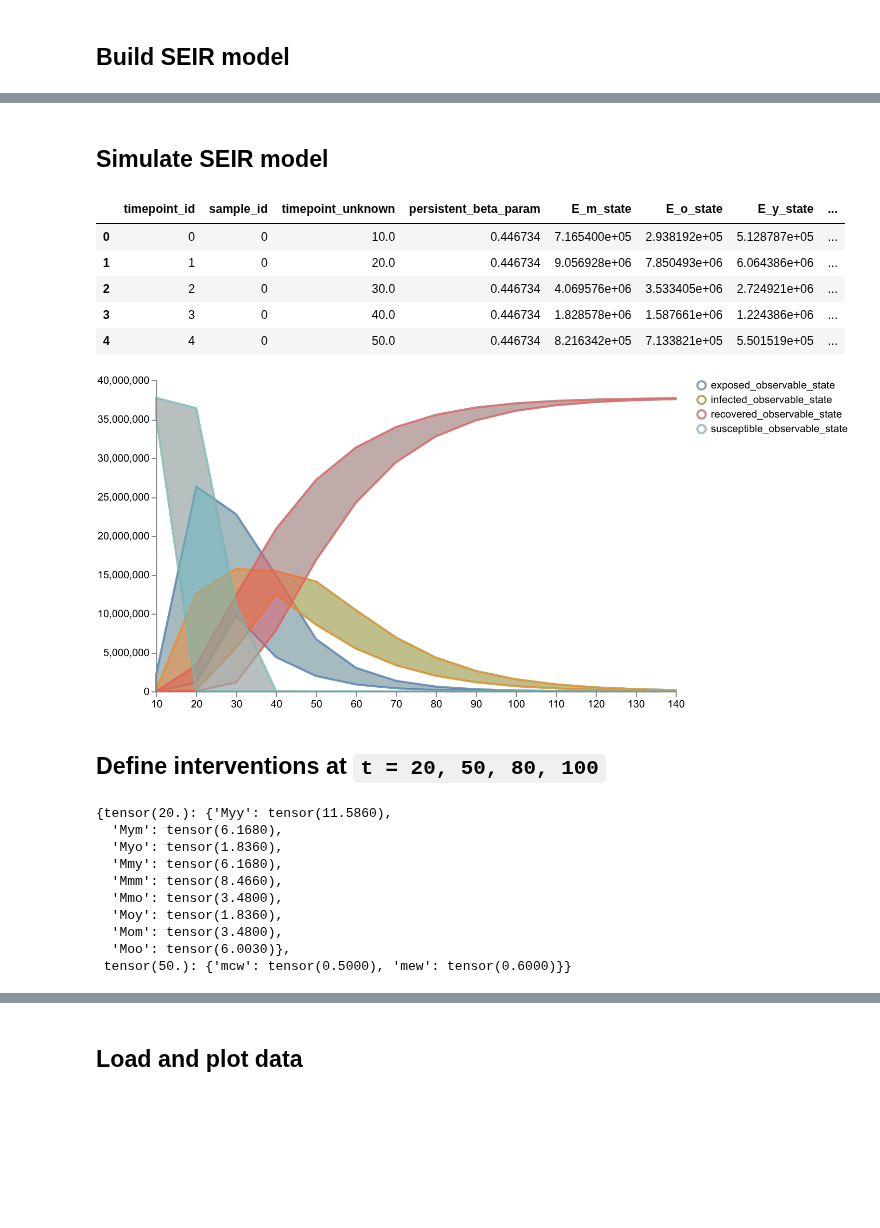
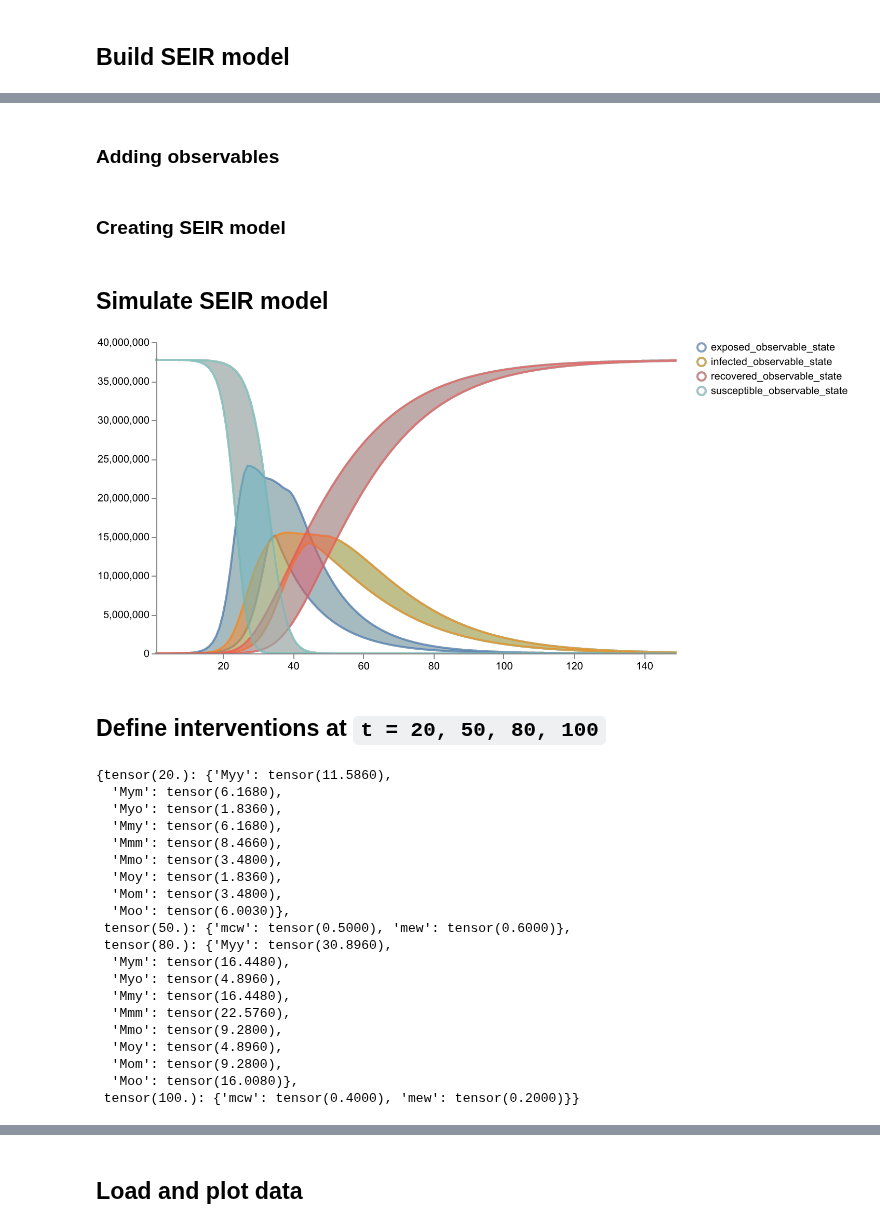
Before and after one commit to ciemss/program-milestones, a Jupyter notebook: 18-month-milestone/evaluation/Epi_Use_Case/Eval_Scenario3.ipynb, the cells around one changed output, grey strips where cells are left out. Drawn from its saved outputs; the diff is of its cells as text; code cells hidden in the pictures; blank space fills up the shorter version.

Commit message:
Interventions on constants
- Updated model builder to automatically add parameter distributions and observables
- Added tight uniform distributions to enable intervention on constant parameters

```diff
--- a/18-month-milestone/evaluation/Epi_Use_Case/Eval_Scenario3.ipynb
+++ b/18-month-milestone/evaluation/Epi_Use_Case/Eval_Scenario3.ipynb
@@ -213,3 +234,5 @@ ioro = NaturalConversion(
     outcome=c['R_o'],
     rate_law=r_IR*I_o
 )
+# %% [markdown]
+### Adding observables
@@ -216,3 +246,5 @@ ioro = NaturalConversion(
+# %% [markdown]
+### Creating SEIR model
 # %%
 # Define template model
 seir_model = TemplateModel(
@@ -249,25 +280,20 @@ with open("SEIR_model.json", 'w') as fh:
 # %%
 model1 = "SEIR_model.json"
 start_time = 0.0
 end_time = 150.0
-logging_step_size = 10.0
-num_samples = 50
+logging_step_size = 1.0
+num_samples = 10
 
-result1 = pyciemss.sample(model1, end_time, logging_step_size, num_samples, start_time=start_time)
-display(result1['data'].head())
+result1 = pyciemss.sample(model1, end_time, logging_step_size, num_samples, start_time=start_time,
+                          solver_method="rk4", solver_options={"step_size": 1.})
+# display(result1['data'].head())
 
 # Plot results for all states
 schema = plots.trajectories(result1["data"], keep=".*observable_state")
-plots.save_schema(schema, "_schema.json")
+# plots.save_schema(schema, "_schema.json")
 plots.ipy_display(schema, dpi=150)
 # %% [output]
-|  | timepoint_id | sample_id | timepoint_unknown | persistent_beta_param | E_m_state | E_o_state | E_y_state | ... |
-| 0 | 0 | 0 | 10.0 | 0.446734 | 7.165400e+05 | 2.938192e+05 | 5.128787e+05 | ... |
-| 1 | 1 | 0 | 20.0 | 0.446734 | 9.056928e+06 | 7.850493e+06 | 6.064386e+06 | ... |
-| 2 | 2 | 0 | 30.0 | 0.446734 | 4.069576e+06 | 3.533405e+06 | 2.724921e+06 | ... |
-| 3 | 3 | 0 | 40.0 | 0.446734 | 1.828578e+06 | 1.587661e+06 | 1.224386e+06 | ... |
-| 4 | 4 | 0 | 50.0 | 0.446734 | 8.216342e+05 | 7.133821e+05 | 5.501519e+05 | ... |
-[figure, old version]
+[figure, new version]
 # %% [markdown]
 ## Define interventions at `t = 20, 50, 80, 100`
 # %%
@@ -285,19 +311,19 @@ intervention_dict = {torch.tensor(20.0): {"Myy": torch.tensor(social_dist[0]*38.
                      torch.tensor(50.0): {"mcw": torch.tensor(0.5),
                                           "mew": torch.tensor(0.6)
                                          },
-                     # torch.tensor(80.0): {"Myy": torch.tensor(social_dist[1]*38.62),
-                     #                      "Mym": torch.tensor(social_dist[1]*20.56),
-                     #                      "Myo": torch.tensor(social_dist[1]*6.12),
-                     #                      "Mmy": torch.tensor(social_dist[1]*20.56),
-                     #                      "Mmm": torch.tensor(social_dist[1]*28.22),
-                     #                      "Mmo": torch.tensor(social_dist[1]*11.6),
-                     #                      "Moy": torch.tensor(social_dist[1]*6.12),
-                     #                      "Mom": torch.tensor(social_dist[1]*11.6),
-                     #                      "Moo": torch.tensor(social_dist[1]*20.01)
-                     #                     },
-                     # torch.tensor(100.0): {"mcw": torch.tensor(0.4),
-                     #                      "mew": torch.tensor(0.2)
-                     #                     }
+                     torch.tensor(80.0): {"Myy": torch.tensor(social_dist[1]*38.62),
+                                          "Mym": torch.tensor(social_dist[1]*20.56),
+                                          "Myo": torch.tensor(social_dist[1]*6.12),
+                                          "Mmy": torch.tensor(social_dist[1]*20.56),
+                                          "Mmm": torch.tensor(social_dist[1]*28.22),
+                                          "Mmo": torch.tensor(social_dist[1]*11.6),
+                                          "Moy": torch.tensor(social_dist[1]*6.12),
+                                          "Mom": torch.tensor(social_dist[1]*11.6),
+                                          "Moo": torch.tensor(social_dist[1]*20.01)
+                                         },
+                     torch.tensor(100.0): {"mcw": torch.tensor(0.4),
+                                          "mew": torch.tensor(0.2)
+                                         }
                     }
 intervention_dict
 # %% [output]
@@ -310,6 +336,16 @@ intervention_dict
   'Moy': tensor(1.8360),
   'Mom': tensor(3.4800),
   'Moo': tensor(6.0030)},
- tensor(50.): {'mcw': tensor(0.5000), 'mew': tensor(0.6000)}}
+ tensor(50.): {'mcw': tensor(0.5000), 'mew': tensor(0.6000)},
+ tensor(80.): {'Myy': tensor(30.8960),
+  'Mym': tensor(16.4480),
+  'Myo': tensor(4.8960),
+  'Mmy': tensor(16.4480),
+  'Mmm': tensor(22.5760),
+  'Mmo': tensor(9.2800),
+  'Moy': tensor(4.8960),
+  'Mom': tensor(9.2800),
+  'Moo': tensor(16.0080)},
+ tensor(100.): {'mcw': tensor(0.4000), 'mew': tensor(0.2000)}}
 # %%
 result = pyciemss.sample(model1, end_time, logging_step_size, num_samples, start_time=start_time,
```
Also changed, not shown: parts of 6 cells of this notebook, 1 other file.
